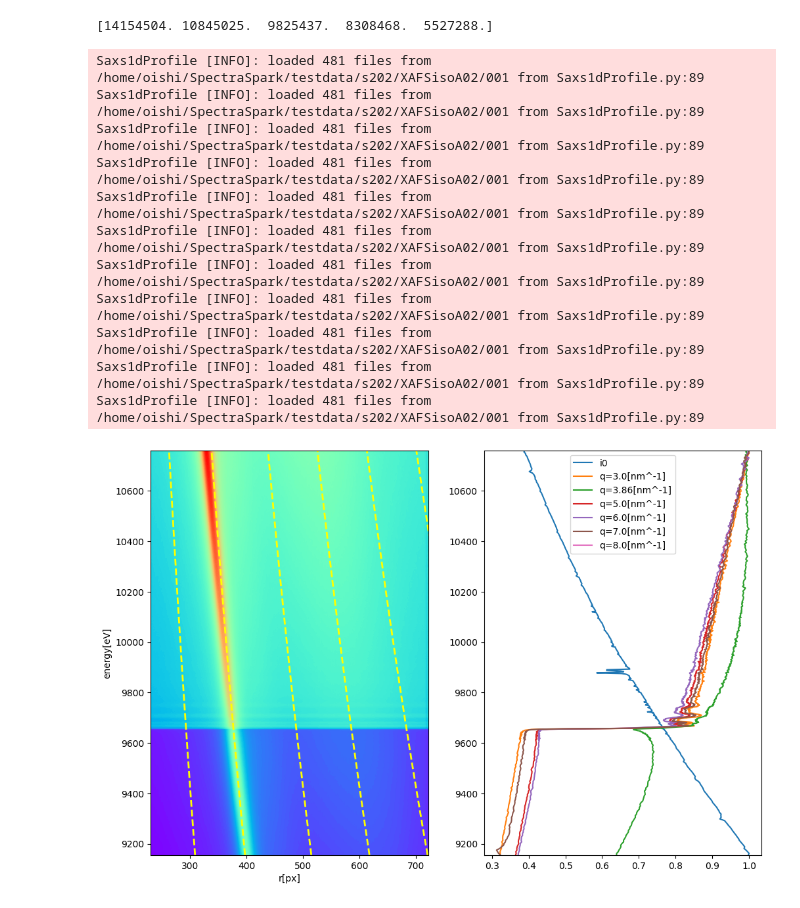
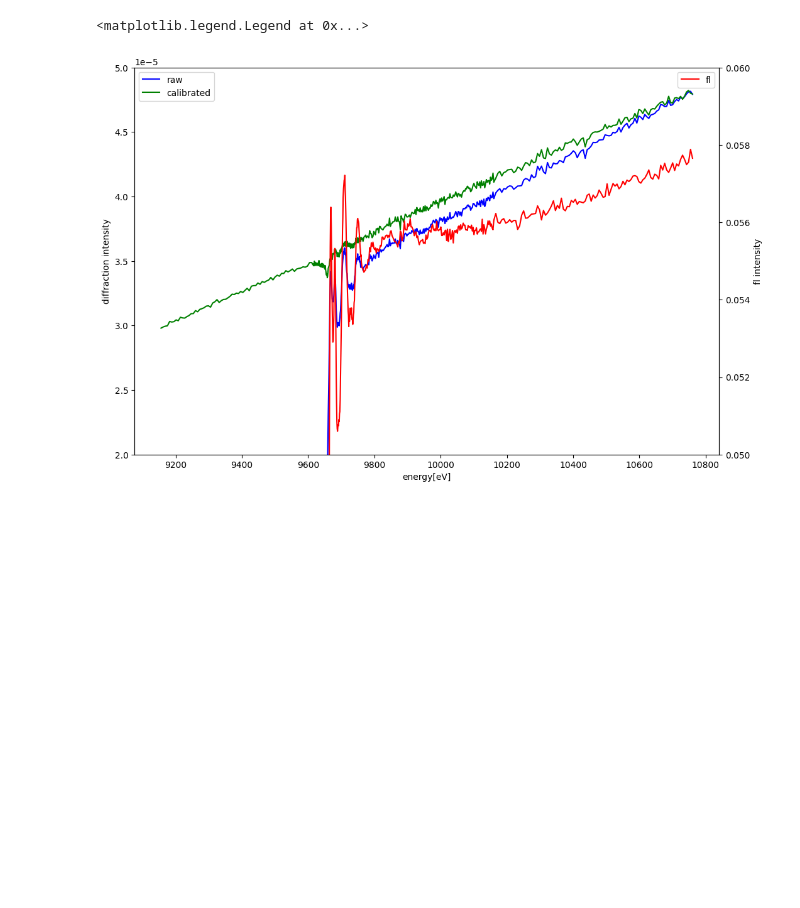
Before and after one commit to jun-oishi/pilatus_handler, a Jupyter notebook: ipynb/dafs_test.ipynb, the cells around one changed output. Cells and saved outputs as stored; diff of their text form; code cells hidden in the pictures; blank space fills up the shorter version.

```diff
--- a/ipynb/dafs_test.ipynb
+++ b/ipynb/dafs_test.ipynb
@@ -104,48 +92,21 @@ for file in util.listFiles(dir, ext=".tif"):
-# %%
-s202_isoA02_001 = s1p.DafsData("testdata/s202/XAFSisoA02/001", "../isoA02_001.dat", xafscols=(4, 5))
-s202_isoA02_001.loadStdinfo("../../Static/stdinfo.csv")
-# %%
-print(s202_isoA02_001.i0[::120])
-# %% [output]
-[14154504. 10845025.  9825437.  8308468.  5527288.]
-# %%
-q = np.array([3.0, 3.86, 5, 6, 7, 8])
-
-fig, axs = plt.subplots(1,2,figsize=(12,8))
-ax = axs[0]
-ax = s202_isoA02_001.heatmap(ax, levels=200)
-
-for qi in q:
-    _q = np.full_like(s202_isoA02_001.energy, qi)
-    _r = s202_isoA02_001.q2r(_q, s202_isoA02_001.energy)
-    ax.plot(
-        _r,s202_isoA02_001.energy, label=f"q={qi}[nm^-1]", color="yellow", linewidth=2,
-        linestyle="dashed"
-    )
-ax.set_xlim(s202_isoA02_001.r[0], s202_isoA02_001.r[-1])
-
-ax = axs[1]
-ax.plot(s202_isoA02_001.i0/s202_isoA02_001.i0.max(), s202_isoA02_001.energy, label="i0")
-for qi in q:
-    _i = s202_isoA02_001.q_slice(qi)
-    _i = _i / _i.max()
-    ax.plot(
-        _i, s202_isoA02_001.energy, label=f"q={qi}[nm^-1]"
-    )
-ax.legend()
-
-for ax in axs:
-    ax.set_ylim(s202_isoA02_001.energy[0], s202_isoA02_001.energy[-1])
-# %% [output]
-Saxs1dProfile [INFO]: loaded 481 files from /home/oishi/SpectraSpark/testdata/s202/XAFSisoA02/001 from Saxs1dProfile.py:89
-Saxs1dProfile [INFO]: loaded 481 files from /home/oishi/SpectraSpark/testdata/s202/XAFSisoA02/001 from Saxs1dProfile.py:89
-Saxs1dProfile [INFO]: loaded 481 files from /home/oishi/SpectraSpark/testdata/s202/XAFSisoA02/001 from Saxs1dProfile.py:89
-Saxs1dProfile [INFO]: loaded 481 files from /home/oishi/SpectraSpark/testdata/s202/XAFSisoA02/001 from Saxs1dProfile.py:89
-Saxs1dProfile [INFO]: loaded 481 files from /home/oishi/SpectraSpark/testdata/s202/XAFSisoA02/001 from Saxs1dProfile.py:89
-Saxs1dProfile [INFO]: loaded 481 files from /home/oishi/SpectraSpark/testdata/s202/XAFSisoA02/001 from Saxs1dProfile.py:89
-Saxs1dProfile [INFO]: loaded 481 files from /home/oishi/SpectraSpark/testdata/s202/XAFSisoA02/001 from Saxs1dProfile.py:89
-Saxs1dProfile [INFO]: loaded 481 files from /home/oishi/SpectraSpark/testdata/s202/XAFSisoA02/001 from Saxs1dProfile.py:89
-Saxs1dProfile [INFO]: loaded 481 files from /home/oishi/SpectraSpark/testdata/s202/XAFSisoA02/001 from Saxs1dProfile.py:89
-Saxs1dProfile [INFO]: loaded 481 files from /home/oishi/SpectraSpark/testdata/s202/XAFSisoA02/001 from Saxs1dProfile.py:89
-Saxs1dProfile [INFO]: loaded 481 files from /home/oishi/SpectraSpark/testdata/s202/XAFSisoA02/001 from Saxs1dProfile.py:89
-[figure, removed]
+# %%
+q = 3
+diffraction = s202_isoA02_001.q_slice(q)
+fl = s202_isoA02_001.xafsfile.data["fl"] / s202_isoA02_001.i0
+calibrated = diffraction - fl*0.78e-3
+
+fig, ax1 = plt.subplots(1,1,figsize=(12,8))
+ax1.plot(s202_isoA02_001.energy, diffraction-4.5e-5, label="raw", color="blue")
+ax1.plot(s202_isoA02_001.energy, calibrated, label="calibrated", color="green")
+ax2 = ax1.twinx()
+ax2.plot(s202_isoA02_001.energy, fl, label="fl", color="red")
+ax1.set_xlabel("energy[eV]")
+ax1.set_ylim(2e-5,5e-5)
+ax1.set_ylabel("diffraction intensity")
+ax2.set_ylabel("fl intensity")
+ax2.set_ylim(5e-2,6e-2)
+ax1.legend()
+ax2.legend()
+# %% [output]
+<matplotlib.legend.Legend at 0x...>
+[figure, added]
```
Also changed, not shown: parts of 7 cells of this notebook, 3 other files.
